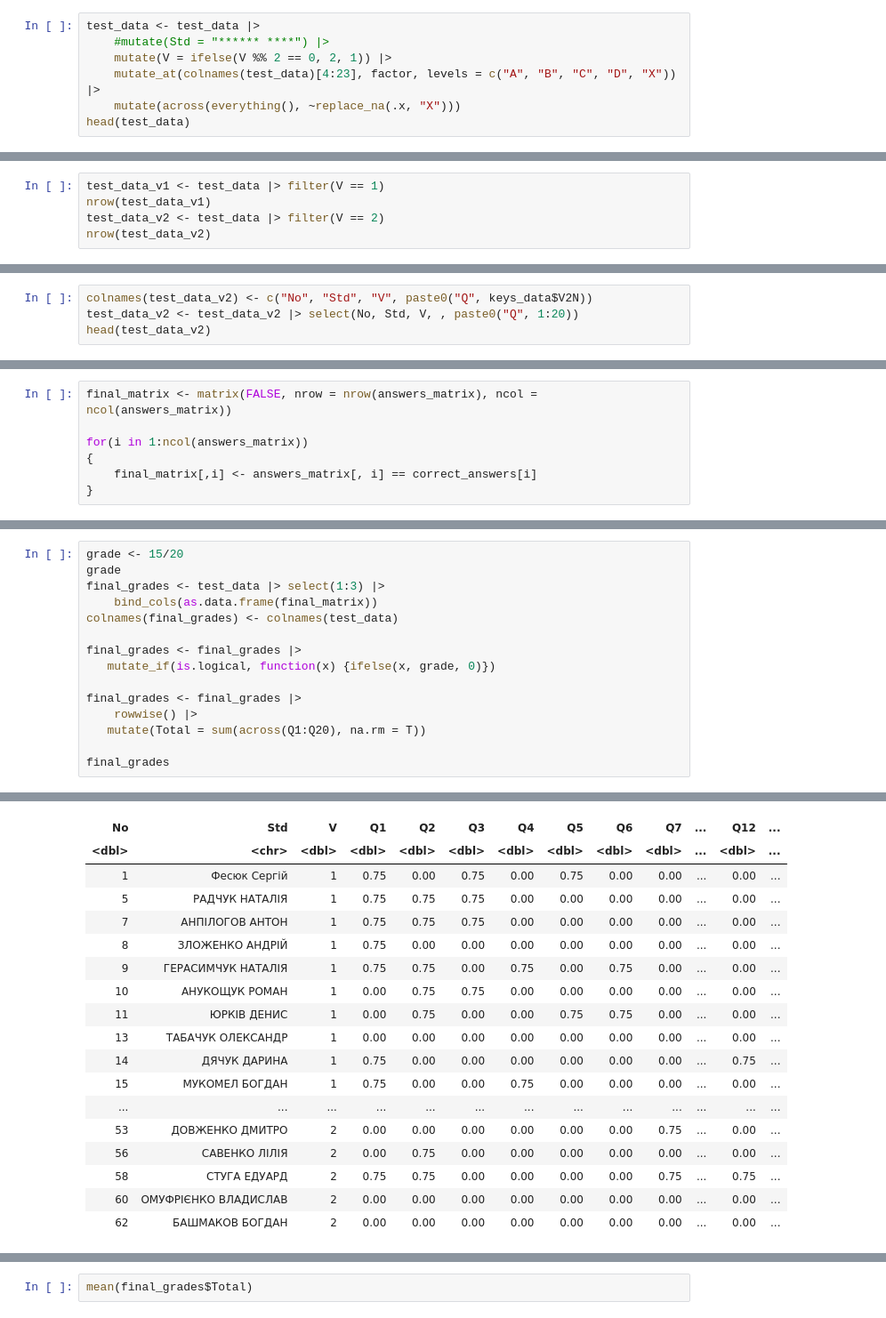
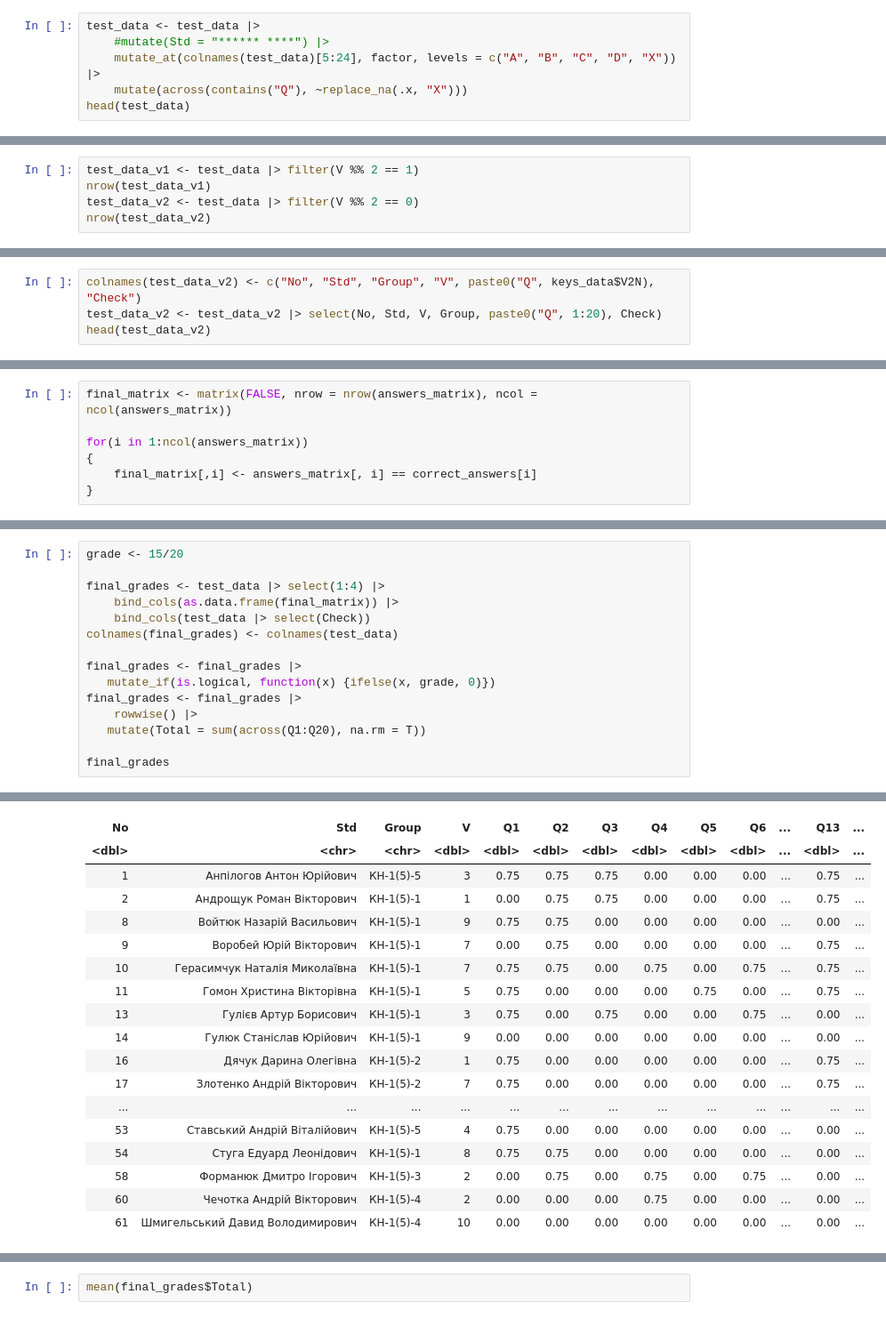
Before and after one commit to kleban/edu-r, a Jupyter notebook: My/KN-1-Test-1.ipynb, the cells around one changed output, grey strips where cells are left out. Shown: that part at 89% size. Cells and saved outputs as stored; diff of their text form.

```diff
--- a/My/KN-1-Test-1.ipynb
+++ b/My/KN-1-Test-1.ipynb
@@ -23,8 +23,7 @@ colnames(test_data) <- c("No", "Std", "V", paste0("Q", 1:20))
 # %%
 test_data <- test_data |>
     #mutate(Std = "****** ****") |>
-    mutate(V = ifelse(V %% 2 == 0, 2, 1)) |>
-    mutate_at(colnames(test_data)[4:23], factor, levels = c("A", "B", "C", "D", "X")) |>
-    mutate(across(everything(), ~replace_na(.x, "X")))
+    mutate_at(colnames(test_data)[5:24], factor, levels = c("A", "B", "C", "D", "X")) |>
+    mutate(across(contains("Q"), ~replace_na(.x, "X")))
 head(test_data)
 # %% [output]
@@ -40,13 +39,13 @@ A tibble: 6 x 23
 # %%
-test_data_v1 <- test_data |> filter(V == 1)
+test_data_v1 <- test_data |> filter(V %% 2 == 1)
 nrow(test_data_v1)
-test_data_v2 <- test_data |> filter(V == 2)
+test_data_v2 <- test_data |> filter(V %% 2 == 0)
 nrow(test_data_v2)
 # %% [output]
 [1] 29
 [1] 33
 # %%
-colnames(test_data_v2) <- c("No", "Std", "V", paste0("Q", keys_data$V2N))
-test_data_v2 <- test_data_v2 |> select(No, Std, V, , paste0("Q", 1:20))
+colnames(test_data_v2) <- c("No", "Std", "Group", "V", paste0("Q", keys_data$V2N), "Check")
+test_data_v2 <- test_data_v2 |> select(No, Std, V, Group, paste0("Q", 1:20), Check)
 head(test_data_v2)
 # %% [output]
@@ -116,13 +95,13 @@ A matrix: 62 x 20 of type lgl
 # %%
 grade <- 15/20
-grade
-final_grades <- test_data |> select(1:3) |>
-    bind_cols(as.data.frame(final_matrix))
+
+final_grades <- test_data |> select(1:4) |>
+    bind_cols(as.data.frame(final_matrix)) |>
+    bind_cols(test_data |> select(Check))
 colnames(final_grades) <- colnames(test_data)
 
 final_grades <- final_grades |>
    mutate_if(is.logical, function(x) {ifelse(x, grade, 0)})
-
 final_grades <- final_grades |>
     rowwise() |>
    mutate(Total = sum(across(Q1:Q20), na.rm = T))
@@ -134,19 +112,19 @@ A rowwise_df: 62 x 24
-| No | Std | V | Q1 | Q2 | Q3 | Q4 | Q5 | Q6 | Q7 | ... | Q12 | ... |
-| <dbl> | <chr> | <dbl> | <dbl> | <dbl> | <dbl> | <dbl> | <dbl> | <dbl> | <dbl> | ... | <dbl> | ... |
-| 1 | Фесюк Сергій | 1 | 0.75 | 0.00 | 0.75 | 0.00 | 0.75 | 0.00 | 0.00 | ... | 0.00 | ... |
-| 5 | РАДЧУК НАТАЛІЯ | 1 | 0.75 | 0.75 | 0.75 | 0.00 | 0.00 | 0.00 | 0.00 | ... | 0.00 | ... |
-| 7 | АНПІЛОГОВ АНТОН | 1 | 0.75 | 0.75 | 0.75 | 0.00 | 0.00 | 0.00 | 0.00 | ... | 0.00 | ... |
-| 8 | ЗЛОЖЕНКО АНДРІЙ | 1 | 0.75 | 0.00 | 0.00 | 0.00 | 0.00 | 0.00 | 0.00 | ... | 0.00 | ... |
-| 9 | ГЕРАСИМЧУК НАТАЛІЯ | 1 | 0.75 | 0.75 | 0.00 | 0.75 | 0.00 | 0.75 | 0.00 | ... | 0.00 | ... |
-| 10 | АНУКОЩУК РОМАН | 1 | 0.00 | 0.75 | 0.75 | 0.00 | 0.00 | 0.00 | 0.00 | ... | 0.00 | ... |
-| 11 | ЮРКІВ ДЕНИС | 1 | 0.00 | 0.75 | 0.00 | 0.00 | 0.75 | 0.75 | 0.00 | ... | 0.00 | ... |
-| 13 | ТАБАЧУК ОЛЕКСАНДР | 1 | 0.00 | 0.00 | 0.00 | 0.00 | 0.00 | 0.00 | 0.00 | ... | 0.00 | ... |
-| 14 | ДЯЧУК ДАРИНА | 1 | 0.75 | 0.00 | 0.00 | 0.00 | 0.00 | 0.00 | 0.00 | ... | 0.75 | ... |
-| 15 | МУКОМЕЛ БОГДАН | 1 | 0.75 | 0.00 | 0.00 | 0.75 | 0.00 | 0.00 | 0.00 | ... | 0.00 | ... |
+| No | Std | Group | V | Q1 | Q2 | Q3 | Q4 | Q5 | Q6 | ... | Q13 | ... |
+| <dbl> | <chr> | <chr> | <dbl> | <dbl> | <dbl> | <dbl> | <dbl> | <dbl> | <dbl> | ... | <dbl> | ... |
+| 1 | Анпілогов Антон Юрійович | КН-1(5)-5 | 3 | 0.75 | 0.75 | 0.75 | 0.00 | 0.00 | 0.00 | ... | 0.75 | ... |
+| 2 | Андрощук Роман Вікторович | КН-1(5)-1 | 1 | 0.00 | 0.75 | 0.75 | 0.00 | 0.00 | 0.00 | ... | 0.75 | ... |
+| 8 | Войтюк Назарій Васильович | КН-1(5)-1 | 9 | 0.75 | 0.75 | 0.00 | 0.00 | 0.00 | 0.00 | ... | 0.00 | ... |
+| 9 | Воробей Юрій Вікторович | КН-1(5)-1 | 7 | 0.00 | 0.75 | 0.00 | 0.00 | 0.00 | 0.00 | ... | 0.75 | ... |
+| 10 | Герасимчук Наталія Миколаївна | КН-1(5)-1 | 7 | 0.75 | 0.75 | 0.00 | 0.75 | 0.00 | 0.75 | ... | 0.75 | ... |
+| 11 | Гомон Христина Вікторівна | КН-1(5)-1 | 5 | 0.75 | 0.00 | 0.00 | 0.00 | 0.75 | 0.00 | ... | 0.75 | ... |
+| 13 | Гулієв Артур Борисович | КН-1(5)-1 | 3 | 0.75 | 0.00 | 0.75 | 0.00 | 0.00 | 0.75 | ... | 0.00 | ... |
+| 14 | Гулюк Станіслав Юрійович | КН-1(5)-1 | 9 | 0.00 | 0.00 | 0.00 | 0.00 | 0.00 | 0.00 | ... | 0.00 | ... |
+| 16 | Дячук Дарина Олегівна | КН-1(5)-2 | 1 | 0.75 | 0.00 | 0.00 | 0.00 | 0.00 | 0.00 | ... | 0.75 | ... |
+| 17 | Злотенко Андрій Вікторович | КН-1(5)-2 | 7 | 0.75 | 0.00 | 0.00 | 0.00 | 0.00 | 0.00 | ... | 0.75 | ... |
 | ... | ... | ... | ... | ... | ... | ... | ... | ... | ... | ... | ... | ... |
-| 53 | ДОВЖЕНКО ДМИТРО | 2 | 0.00 | 0.00 | 0.00 | 0.00 | 0.00 | 0.00 | 0.75 | ... | 0.00 | ... |
-| 56 | САВЕНКО ЛІЛІЯ | 2 | 0.00 | 0.75 | 0.00 | 0.00 | 0.00 | 0.00 | 0.00 | ... | 0.00 | ... |
-| 58 | СТУГА ЕДУАРД | 2 | 0.75 | 0.75 | 0.00 | 0.00 | 0.00 | 0.00 | 0.75 | ... | 0.75 | ... |
-| 60 | ОМУФРІЄНКО ВЛАДИСЛАВ | 2 | 0.00 | 0.00 | 0.00 | 0.00 | 0.00 | 0.00 | 0.00 | ... | 0.00 | ... |
-| 62 | БАШМАКОВ БОГДАН | 2 | 0.00 | 0.00 | 0.00 | 0.00 | 0.00 | 0.00 | 0.00 | ... | 0.00 | ... |
+| 53 | Ставський Андрій Віталійович | КН-1(5)-5 | 4 | 0.75 | 0.00 | 0.00 | 0.00 | 0.00 | 0.00 | ... | 0.00 | ... |
+| 54 | Стуга Едуард Леонідович | КН-1(5)-1 | 8 | 0.75 | 0.75 | 0.00 | 0.00 | 0.00 | 0.00 | ... | 0.00 | ... |
+| 58 | Форманюк Дмитро Ігорович | КН-1(5)-3 | 2 | 0.00 | 0.75 | 0.00 | 0.75 | 0.00 | 0.75 | ... | 0.00 | ... |
+| 60 | Чечотка Андрій Вікторович | КН-1(5)-4 | 2 | 0.00 | 0.00 | 0.00 | 0.75 | 0.00 | 0.00 | ... | 0.00 | ... |
+| 61 | Шмигельський Давид Володимирович | КН-1(5)-4 | 10 | 0.00 | 0.00 | 0.00 | 0.00 | 0.00 | 0.00 | ... | 0.00 | ... |
 # %%
```
Also changed, not shown: parts of 8 cells of this notebook, 1 other file.
